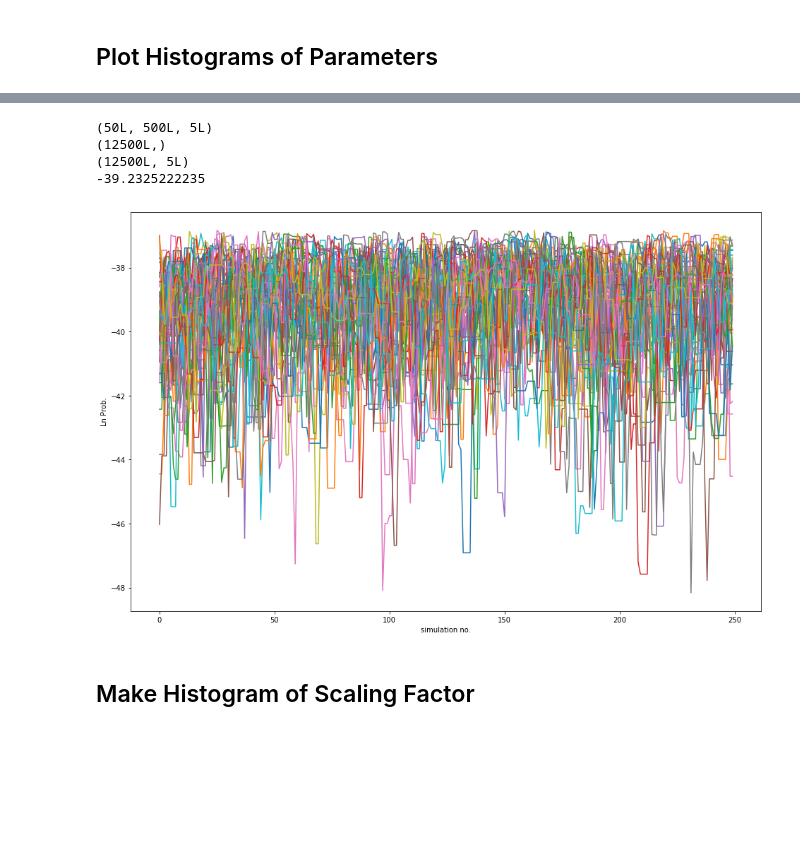
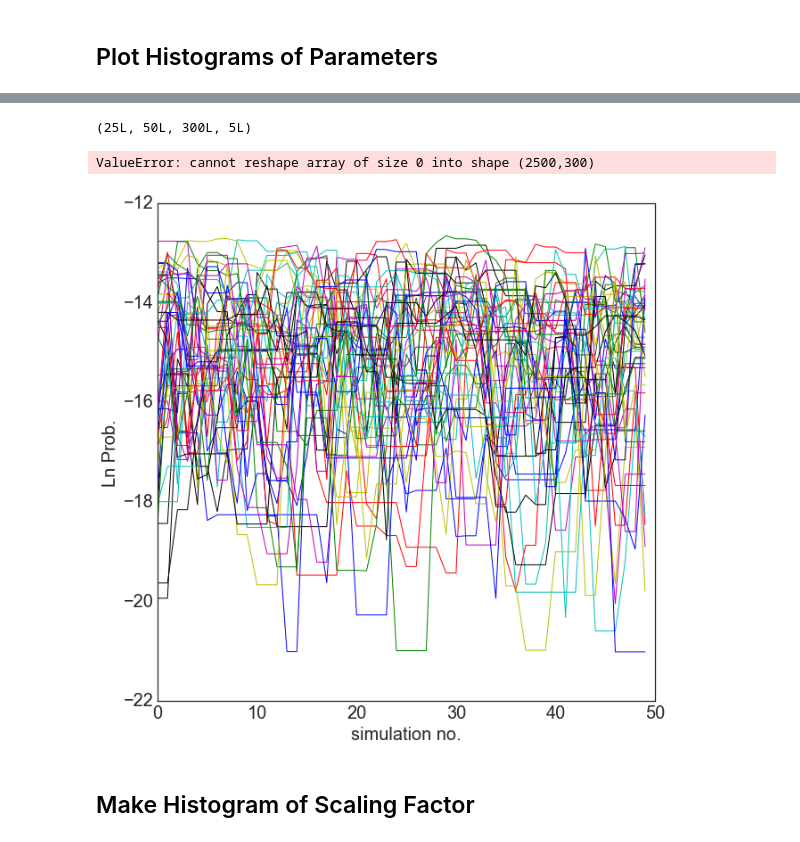
Before and after one commit to Eflom/LG_Fitting, a Jupyter notebook: Ensemble MCMC Fitting Routine.ipynb, the cells around one changed output, grey strips where cells are left out. Drawn from its saved outputs; the diff is of its cells as text; code cells hidden in the pictures; blank space fills up the shorter version.

```diff
--- a/Ensemble MCMC Fitting Routine.ipynb
+++ b/Ensemble MCMC Fitting Routine.ipynb
@@ -147,9 +176,12 @@ def log_posterior(param, z, data_err):
 # %% [markdown]
 ## Definition of Binning Function (note: binfactor must be power of 2)
 # %%
-binfactor=4
+
 X, Y = np.meshgrid(np.arange(1,1024 +1 ,binfactor), np.arange(1,1024 + 1,binfactor))
-z = Mode_1_0(params)
+params = [300,25,600,550,550]
+
+nwalkers = 50
+z = Mode_1_0(params[:5])
 
 
 def rebin(arr, new_shape):
@@ -248,8 +289,17 @@ Wall time: 31.1 s
 # %%
+pylab.rcParams['figure.figsize'] = (16,10)
+plt.plot(np.arange(25)*50.8,logPDFs[:,0]+105+1*np.arange(25), ls="--")
+plt.plot(np.arange(25)*50.8,logPDFs[:,1]+100+1*np.arange(25), lw = 1)
+plt.plot(np.arange(25)*50.8,logPDFs[:,2]+95+1*np.arange(25), ls='--')
+plt.xlabel('Distance (mm)')
+plt.ylabel('% of power explained by 1-0 mode')
+plt.show()
+
 pylab.rcParams['figure.figsize'] = (16,10)
 plt.plot(np.arange(25)*50.8,widths[:,0], ls="--")
 plt.plot(np.arange(25)*50.8,widths[:,1], lw = 1)
 plt.plot(np.arange(25)*50.8,widths[:,2], ls='--')
 plt.xlabel('Distance (mm)')
 plt.ylabel('widths (5-50-95)')
+plt.show()
 # %% [output]
@@ -293,12 +317,5 @@ plt.pcolormesh(data_new, cmap='viridis')
 # %%
-chain = sampler.chain
-lnprob=sampler.lnprobability
-acceptance=sampler.acceptance_fraction
-
-print chain.shape
-print lnprob.shape
-print acceptance.shape
-
-plt.plot(acceptance)
+print np.shape(acceptance)
+plt.plot(acceptance[:])
 plt.xlabel('Walker no.')
 plt.ylabel('Acceptance Fraction')
@@ -348,0 +369,8 @@ plt.show()
+# %%
+pylab.rcParams['figure.figsize'] = (20,0)
+for i in range(nwalkers):
+
+    plt.plot(index[burnin:], chain[trial_to_examine,i,burnin:numsims,0])
+    plt.xlabel('Simulation no.')
+    plt.ylabel('Scale1')
+plt.show()
@@ -349,36 +379,37 @@ plt.show()
 # %%
-def MakeHistogram(samples, index, numbins):
+def MakeHistogram(trial_no, samples, burnin, index, numbins):
+    samples = samples[trial_no,:,:,:]
     numout=len(samples)
-    comp=samples[0:numout,index]
+    comp=samples[0:numout,burnin:,index]
     comp_histogram=np.array(np.histogram(comp,bins=numbins,range=[comp.min(),comp.max()]))
     comp_histogram_y=comp_histogram[0]
     temp=comp_histogram[1]
     binsize=temp[1]-temp[0]
     comp_histogram_x=comp.min()+0.5*binsize+binsize*np.arange(numbins)
     return comp_histogram_x,comp_histogram_y
 
 print chain.shape
 burnin=250
 ndim=chain.shape[2]
 
+
+
 for i in range(nwalkers):
-    plt.plot(np.arange(numsims-burnin), lnprob[i, burnin:numsims])
+    plt.plot(np.arange(numsims-burnin), lnprob[5,i, burnin:numsims])
     plt.xlabel('simulation no.')
     plt.ylabel('Ln Prob.')
 
 lnprob2=lnprob[:,burnin:].reshape((-1))
 temp=chain[:,burnin:,0:ndim]
 sample=temp.reshape(((numsims-burnin)*nwalkers,ndim))
 
 print lnprob2.shape
 print sample.shape
 print np.mean(lnprob[:, burnin:numsims])
 # %% [output]
-(50L, 500L, 5L)
-(12500L,)
-(12500L, 5L)
--39.2325222235
+(25L, 50L, 300L, 5L)
+ValueError: cannot reshape array of size 0 into shape (2500,300)
-[figure, old version]
+[figure, new version]
 # %% [markdown]
 ## Make Histogram of Scaling Factor
 # %%
```
Also changed, not shown: parts of 25 cells of this notebook, 1 other file.
